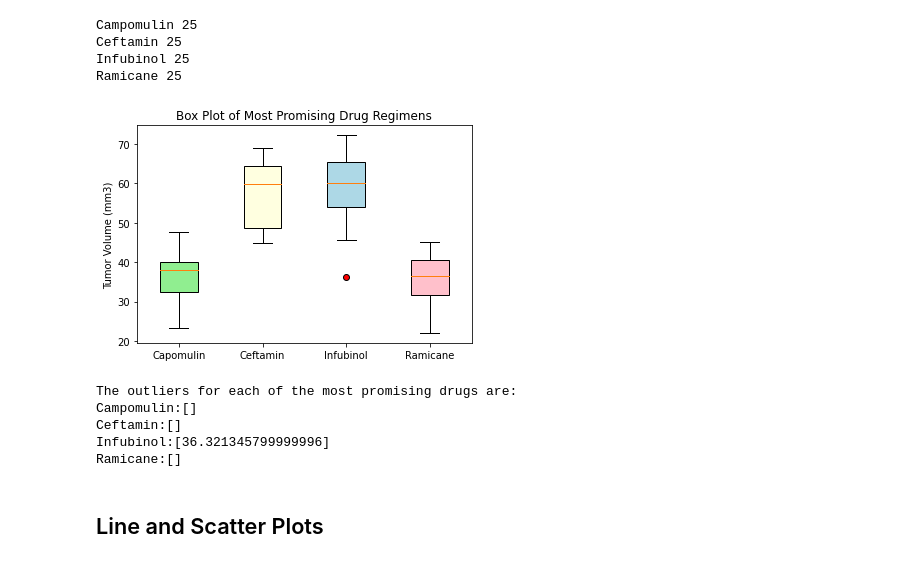
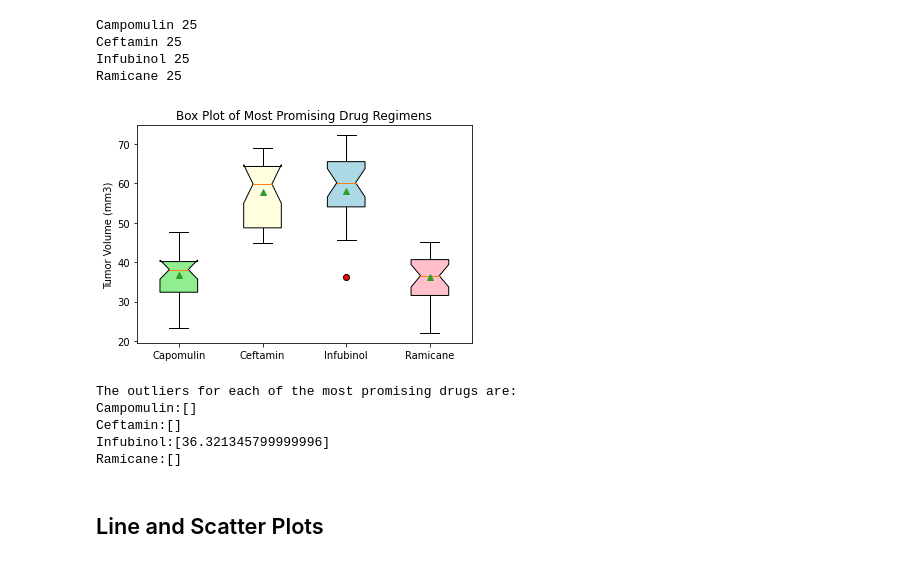
Before and after one commit to meielerol/matplotlib-challenge, a Jupyter notebook: pymaceuticals_starter.ipynb, the cells around one changed output. Saved outputs shown, nothing was run; the diff lists cells and outputs as text; code cells hidden in the pictures.

```diff
--- a/pymaceuticals_starter.ipynb
+++ b/pymaceuticals_starter.ipynb
@@ -407,23 +413,23 @@ promising_dict ={'Capomulin':tumorVol_Capomulin.values.tolist(),
 # %%
 # Generate a box plot of the final tumor volume of each mouse across four regimens of interest
 #Capomulin
 fig1,ax1 = plt.subplots()
-box = ax1.boxplot(promising_dict.values(),showfliers=True,flierprops=flierprops,labels=promising_dict.keys(),patch_artist=True)
+box = ax1.boxplot(promising_dict.values(),showfliers=True,flierprops=flierprops,labels=promising_dict.keys(),patch_artist=True,notch=True,showmeans=True)
 
 #format
 ax1.set_title('Box Plot of Most Promising Drug Regimens')
 ax1.set_ylabel('Tumor Volume (mm3)')
 colors = ['lightgreen','lightyellow','lightblue','pink']
 for patch,color in zip(box['boxes'],colors):
     patch.set_facecolor(color)
 
 #show plot
 plt.show()
 # plt.savefig(f"Images/promisingDrugsSeparated_v_tumor_histogram.png")
 print(f"The outliers for each of the most promising drugs are:")
 print(f"Campomulin:{outlier_Campomulin}\nCeftamin:{outlier_Ceftamin}\nInfubinol:{outlier_Infubinol}\nRamicane:{outlier_Ramicane}")
 # %% [output]
-[figure, old version]
+[figure, new version]
 The outliers for each of the most promising drugs are:
 Campomulin:[]
 Ceftamin:[]
```
Also changed, not shown: parts of 1 cell of this notebook.
